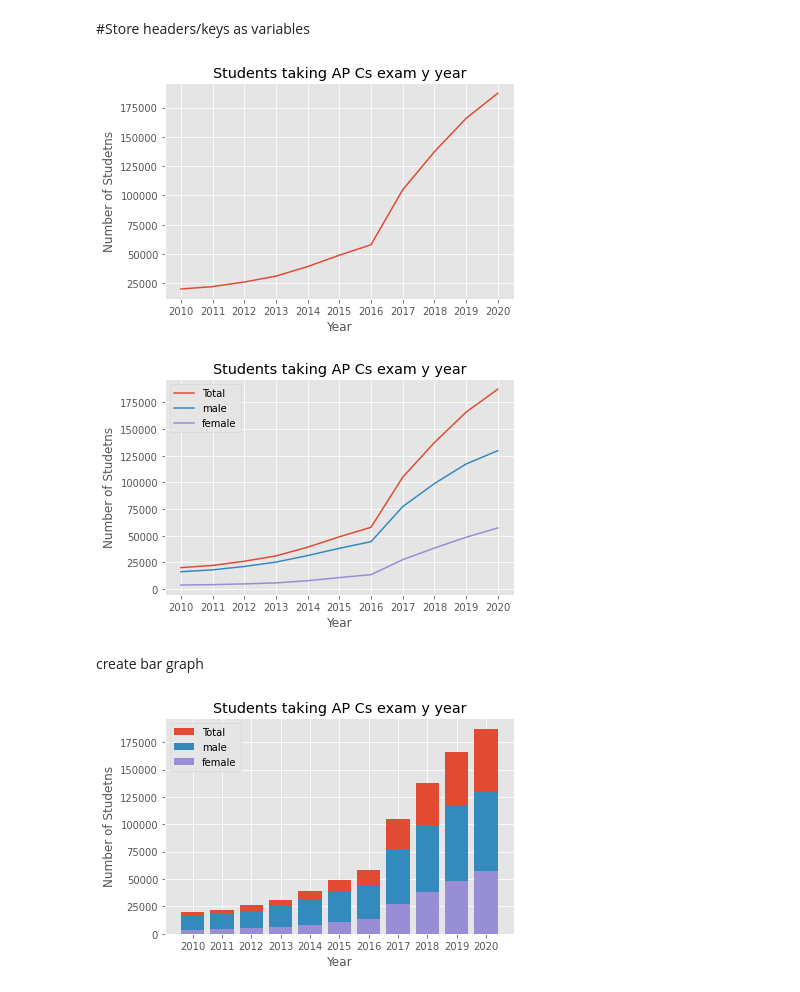
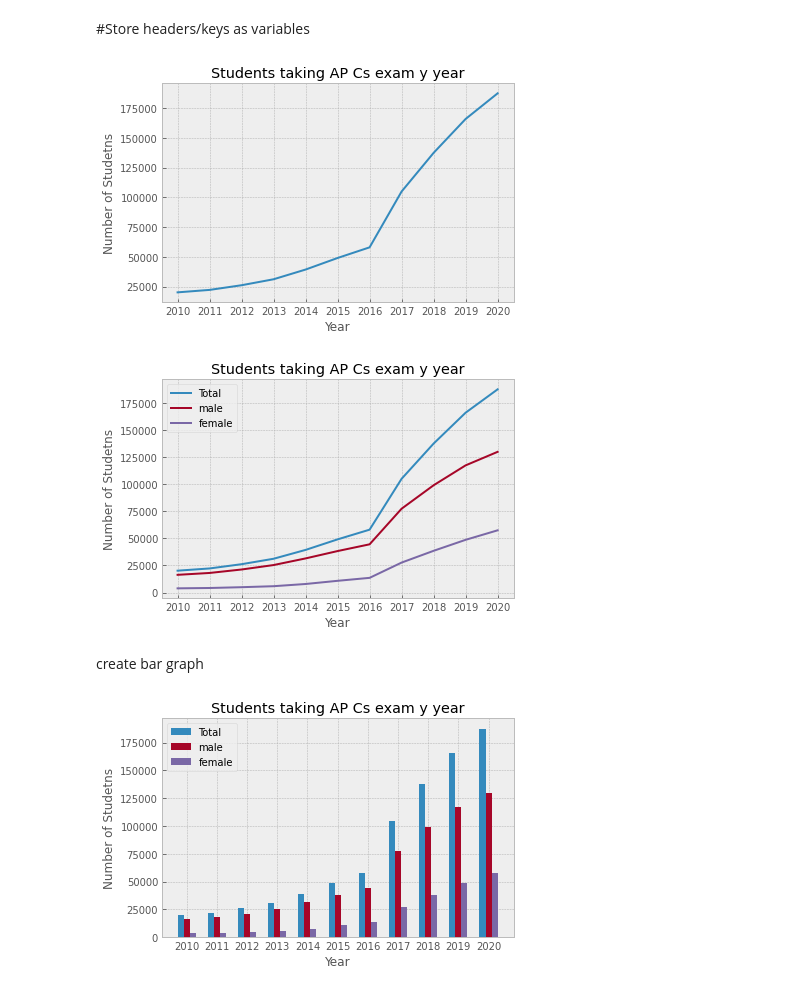
Before and after one commit to Rishiraj-singh7/CS_exam, a Jupyter notebook: main.ipynb, the cells around one changed output. Drawn from its saved outputs; the diff is of its cells as text; code cells hidden in the pictures.

```diff
--- a/main.ipynb
+++ b/main.ipynb
@@ -6,7 +6,7 @@ import numpy as np
 import pandas as pd
 from matplotlib import pyplot as plt
 # %%
-plt.style.use('ggplot')
+plt.style.use('bmh')
 # %%
 data = pd.read_csv('data.csv')
 # %%
@@ -37,7 +37,7 @@ plt.ylabel('Number of Studetns')
 plt.tight_layout()
 plt.show()
 # %% [output]
-[figure, old version]
+[figure, new version]
 # %%
 # What do you notice here?
 # what phenomena do you find interesting?
@@ -60,7 +60,7 @@ plt.ylabel('Number of Studetns')
 plt.tight_layout()
 plt.show()
 # %% [output]
-[figure, old version]
+[figure, new version]
 # %%
 # What do you notice here?
 # what anomaly do you see?
@@ -69,20 +69,23 @@ plt.show()
 # %% [markdown]
 create bar graph
 # %%
+# bar width
+width = 0.2
+
 #total Graph
-plt.bar(x_index, yearlyTotal,label='Total')
+plt.bar(x_index-width, yearlyTotal, width=width,label='Total')
 #Male  Graph
-plt.bar(x_index, male,label='male')
+plt.bar(x_index, male,width=width,label='male')
 #female  Graph
-plt.bar(x_index, female,label='female')
+plt.bar(x_index+width, female,width=width,label='female')
 
 plt.legend()
 plt.xticks(ticks=x_index, labels=year)
 plt.title('Students taking AP Cs exam y year')
 plt.xlabel('Year')
 plt.ylabel('Number of Studetns')
 
 plt.tight_layout()
 plt.show()
 # %% [output]
-[figure, old version]
+[figure, new version]
```
Also changed, not shown: parts of 2 cells of this notebook.
